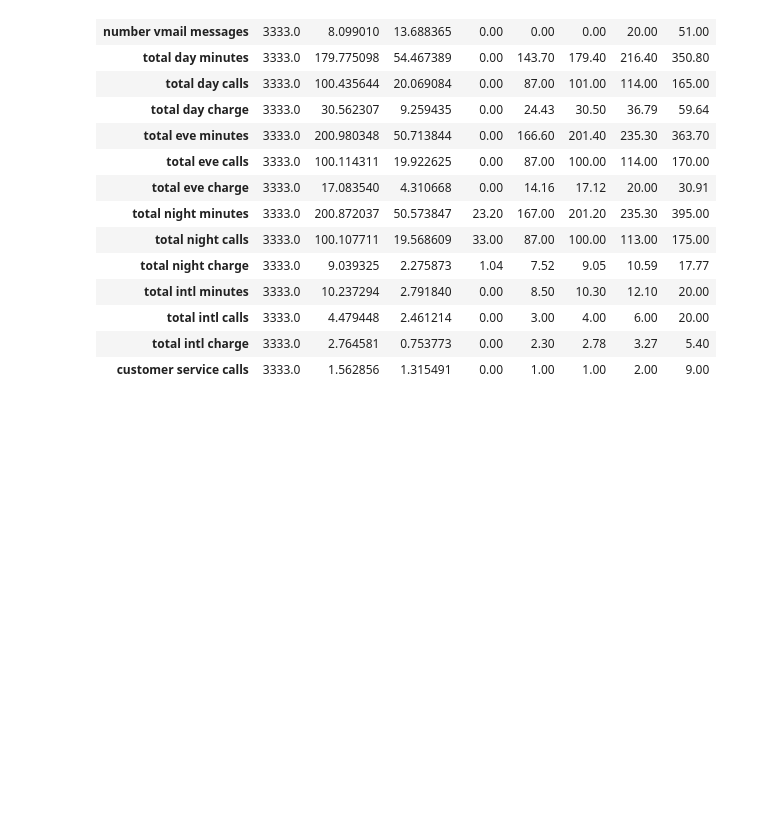
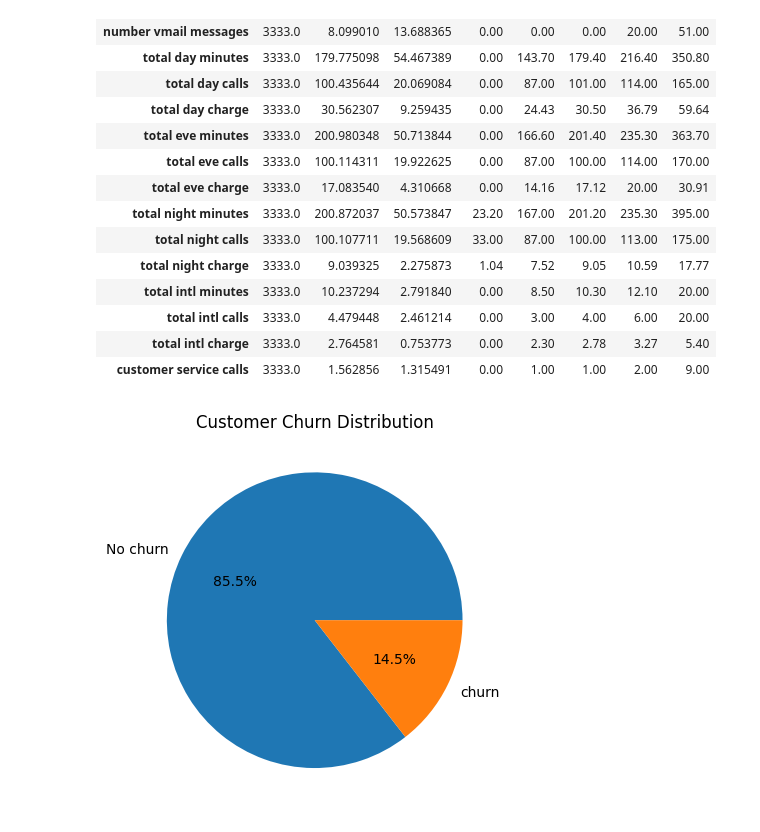
Before and after one commit to cynthiajepkogei/project-phase-3, a Jupyter notebook: notebook.ipynb, the cells around one changed output. Saved outputs shown, nothing was run; the diff lists cells and outputs as text; code cells hidden in the pictures; blank space fills up the shorter version.

```diff
--- a/notebook.ipynb
+++ b/notebook.ipynb
@@ -114,3 +132,5 @@ df['area code'].astype(str)
 3331    510
 3332    415
 Name: area code, Length: 3333, dtype: object
+# %%
+df.drop('phone number', axis=1, inplace=True)
@@ -136,3 +165,11 @@ df.describe().T
 | total intl calls | 3333.0 | 4.479448 | 2.461214 | 0.00 | 3.00 | 4.00 | 6.00 | 20.00 |
 | total intl charge | 3333.0 | 2.764581 | 0.753773 | 0.00 | 2.30 | 2.78 | 3.27 | 5.40 |
 | customer service calls | 3333.0 | 1.562856 | 1.315491 | 0.00 | 1.00 | 1.00 | 2.00 | 9.00 |
+# %%
+plt.pie(df['churn'].value_counts(),
+        autopct='%.1f%%',
+        labels=['No churn','churn'])
+plt.title('Customer Churn Distribution')
+plt.show()
+# %% [output]
+[figure, added]
```
Also changed, not shown: parts of 19 cells of this notebook.
